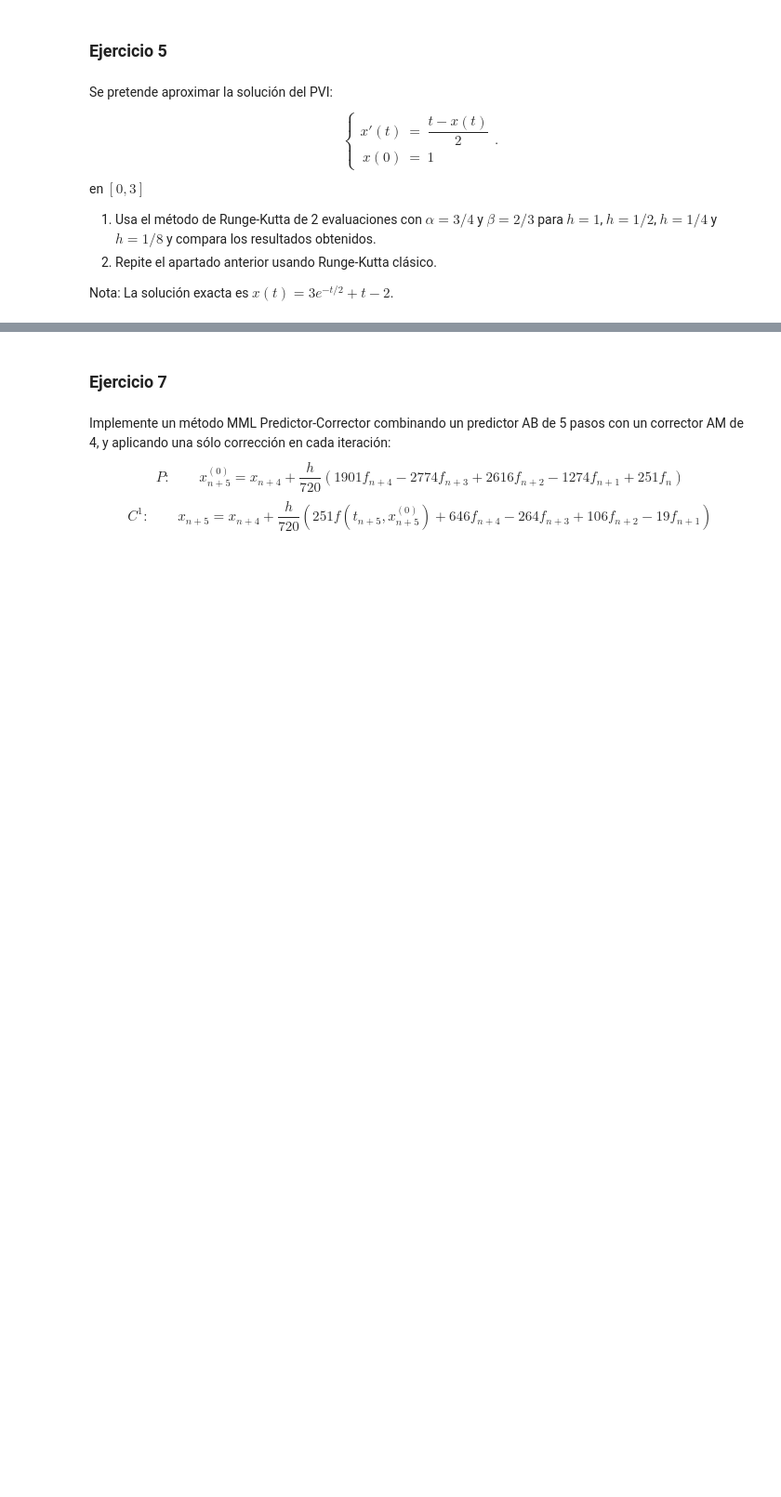
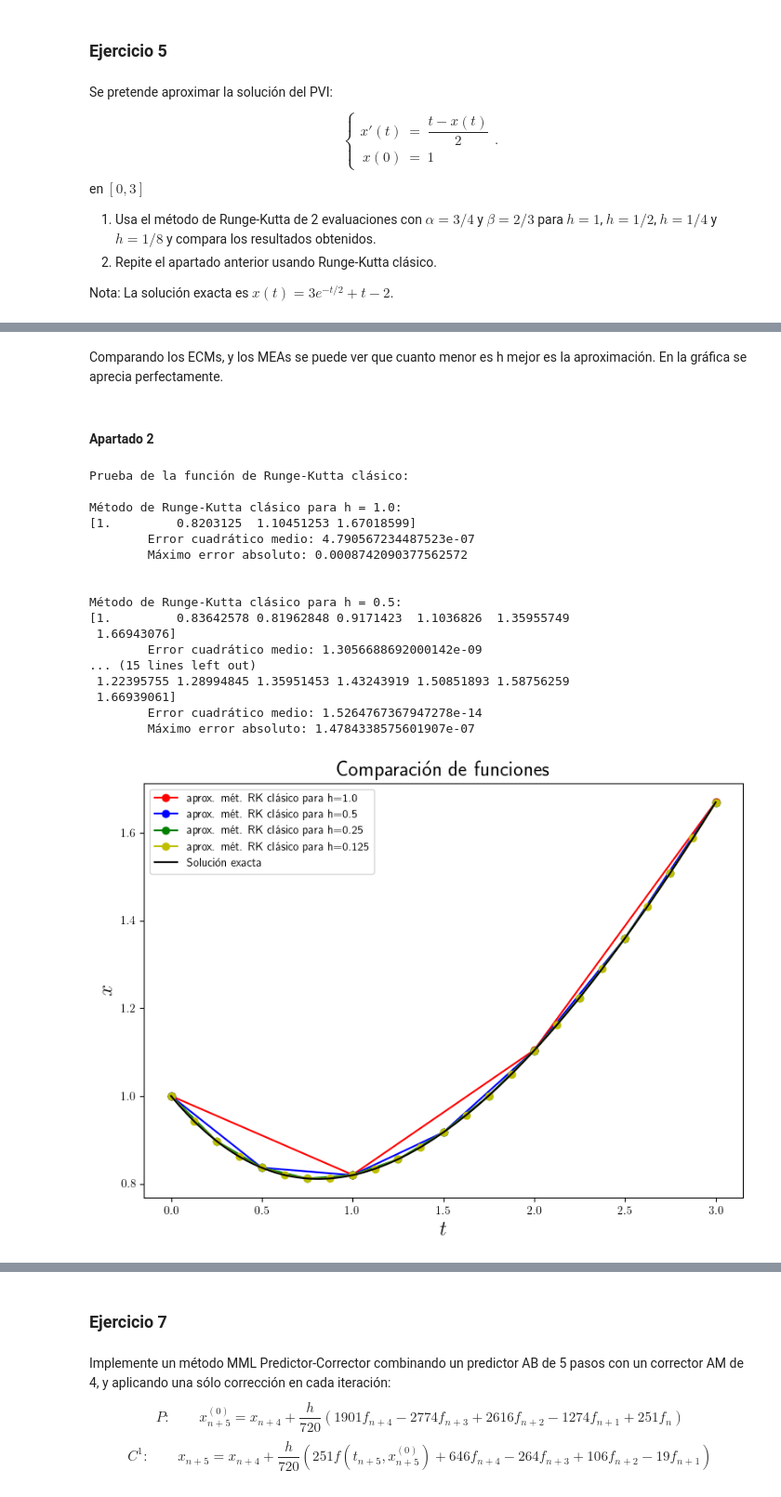
Before and after one commit to jesusmuve18/Apuntes, a Jupyter notebook: documents/Tercero/Segundo Cuatrimestre/Métodos_Numéricos_II/Prácticas/Practica_3/p3.ipynb, the cells around one changed output, grey strips where cells are left out. Shown at 93% size. Drawn from its saved outputs; the diff is of its cells as text; code cells hidden in the pictures; blank space fills up the shorter version.

```diff
--- a/documents/Tercero/Segundo Cuatrimestre/Métodos_Numéricos_II/Prácticas/Practica_3/p3.ipynb
+++ b/documents/Tercero/Segundo Cuatrimestre/Métodos_Numéricos_II/Prácticas/Practica_3/p3.ipynb
@@ -233,0 +450,68 @@ Nota: La solución exacta es $x(t) = 3 e^{-t/2} + t -2$.
+# %% [markdown]
+Comparando los ECMs, y los MEAs se puede ver que cuanto menor es h mejor es la aproximación. En la gráfica se aprecia perfectamente.
+# %% [markdown]
+#### Apartado 2
+# %%
+# Repetimos pero usando RK4
+
+# Como h = (b-a)/N = 3/N para el problema definiendo N definiremos h
+N = []
+N.append(3)  # Para h=1
+N.append(6)  # Para h=1/2
+N.append(12) # Para h=1/4
+N.append(24) # Para h=1/8
+
+num_puntos = 100 # Puntos para graficar la solución exacta
+
+# Calculo la solución exacta:
+t_values_exac, x_values_exac, sol_exacta_np = solucion_exacta(f,a,b,mu,num_puntos)
+
+# Calculo las aproximaciones
+print(Title(f"Prueba de la función de Runge-Kutta clásico: "))
+
+graficas = []
+i=0
+styles = ['ro-', 'bo-', 'go-', 'yo-', 'mo-'] # Se pueden añadir más si se quieren probar más N
+
+for i in range(len(N)):
+	n=N[i]
+	t_values_RK2 , x_values_RK2 = RK4(f,a,b,mu,n)
+	x_values_exac_N = sol_exacta_np(t_values_RK2)
+	print(f"\nMétodo de Runge-Kutta clásico para h = {3/n}: ")
+	print(f"{x_values_RK2}")
+	print(f"\tError cuadrático medio: {ECM(x_values_exac_N, x_values_RK2)}")
+	print(f"\tMáximo error absoluto: {MEA(x_values_exac_N, x_values_RK2)}\n")
+
+	graficas.append({"x_values" : t_values_RK2,
+					"y_values" : x_values_RK2,
+					"label" : f"aprox. mét. RK clásico para h={3/n}",
+					"style": styles[i]})
+
+# print(f"\nSolución exacta: ")
+# print(f"{sol_exacta_np(t_values_RK2)}\n")
+
+graficas.append({"x_values" : t_values_exac,
+             "y_values" : x_values_exac,
+             "label" : "Solución exacta",
+             "style": 'k'})
+
+grafica_comparativa(graficas, 8, 6)
+# %% [output]
+Prueba de la función de Runge-Kutta clásico:
+
+Método de Runge-Kutta clásico para h = 1.0:
+[1.         0.8203125  1.10451253 1.67018599]
+        Error cuadrático medio: 4.790567234487523e-07
+        Máximo error absoluto: 0.0008742090377562572
+
+
+Método de Runge-Kutta clásico para h = 0.5:
+[1.         0.83642578 0.81962848 0.9171423  1.1036826  1.35955749
+ 1.66943076]
+        Error cuadrático medio: 1.3056688692000142e-09
+... (15 lines left out)
+ 1.22395755 1.28994845 1.35951453 1.43243919 1.50851893 1.58756259
+ 1.66939061]
+        Error cuadrático medio: 1.5264767367947278e-14
+        Máximo error absoluto: 1.4784338575601907e-07
+[figure, added]
```
Also changed, not shown: parts of 10 cells of this notebook.
